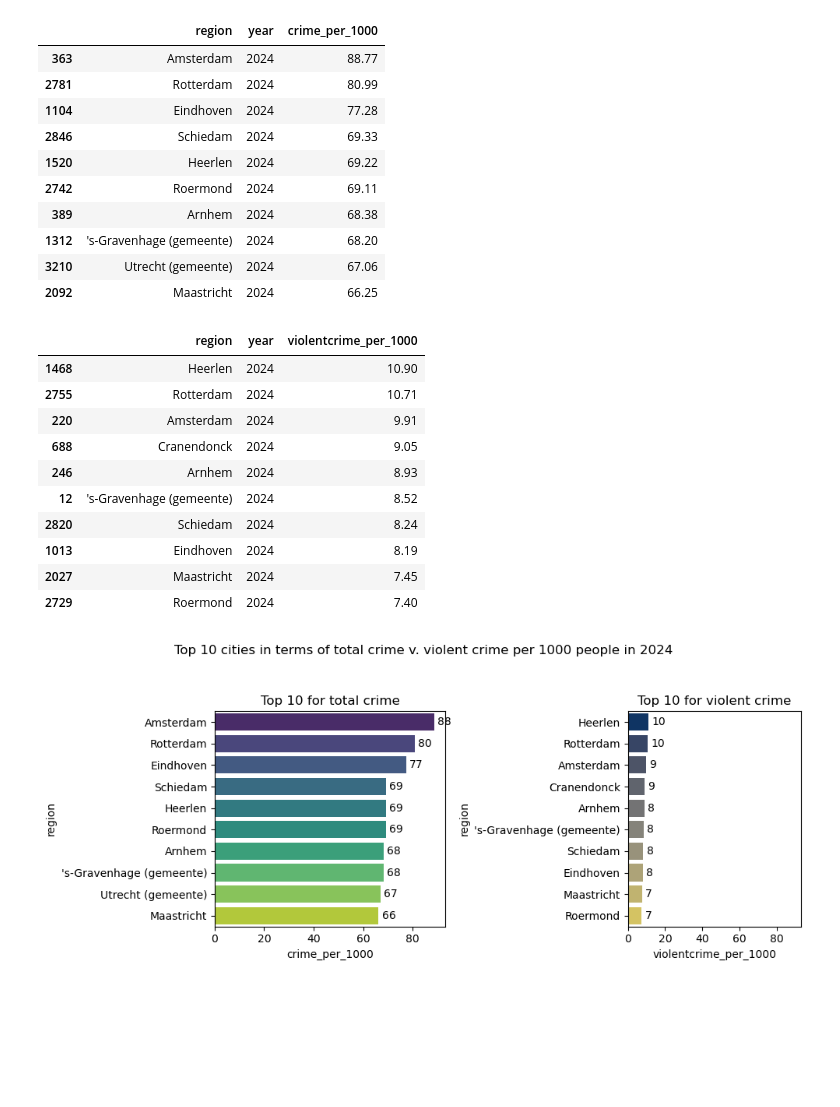
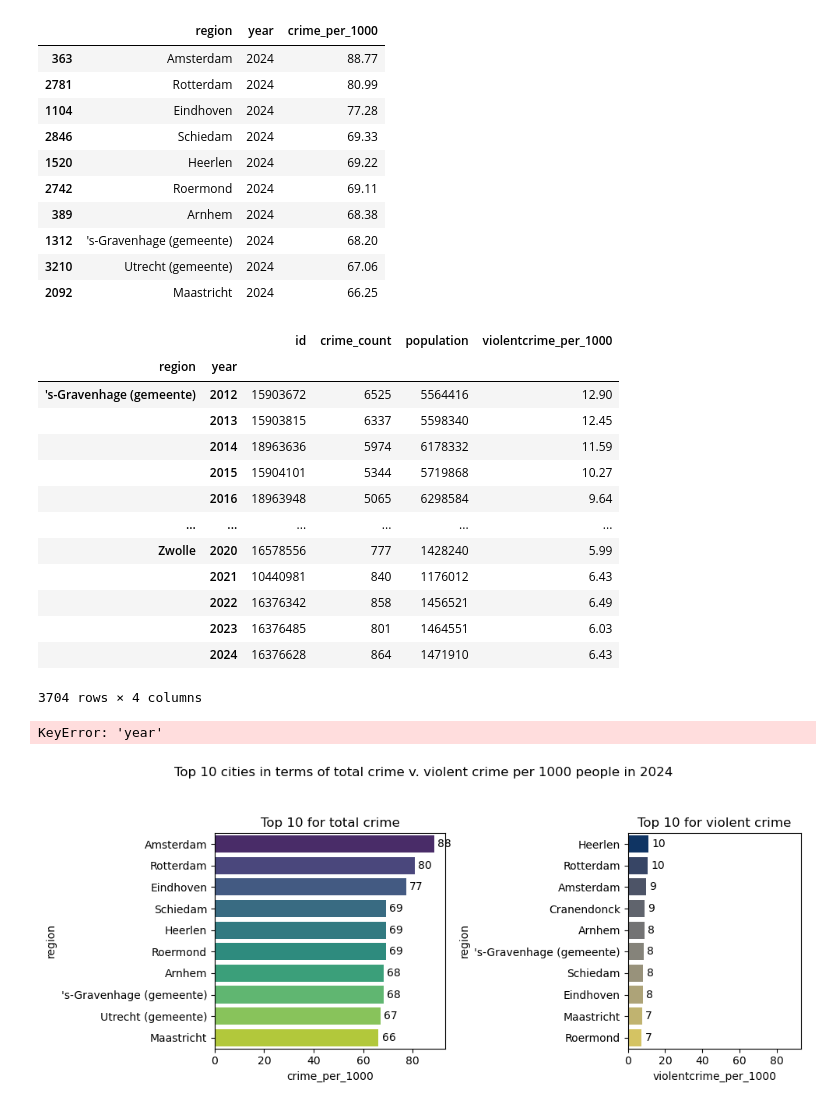
Before and after one commit to chels-j/NLViolentCrime, a Jupyter notebook: NLCrimeAnalysis.ipynb, the cells around one changed output. Drawn from its saved outputs; the diff is of its cells as text; code cells hidden in the pictures; blank space fills up the shorter version.

```diff
--- a/NLCrimeAnalysis.ipynb
+++ b/NLCrimeAnalysis.ipynb
@@ -1182,22 +1179,29 @@ top10_2024[['region','year','crime_per_1000']]
 | 1312 | 's-Gravenhage (gemeente) | 2024 | 68.20 |
 | 3210 | Utrecht (gemeente) | 2024 | 67.06 |
 | 2092 | Maastricht | 2024 | 66.25 |
+# %%
+cities_violent
+# %% [output]
+|  |  | id | crime_count | population | violentcrime_per_1000 |
+| region | year |  |  |  |  |
+| 's-Gravenhage (gemeente) | 2012 | 15903672 | 6525 | 5564416 | 12.90 |
+|  | 2013 | 15903815 | 6337 | 5598340 | 12.45 |
+|  | 2014 | 18963636 | 5974 | 6178332 | 11.59 |
+|  | 2015 | 15904101 | 5344 | 5719868 | 10.27 |
+|  | 2016 | 18963948 | 5065 | 6298584 | 9.64 |
+| ... | ... | ... | ... | ... | ... |
+| Zwolle | 2020 | 16578556 | 777 | 1428240 | 5.99 |
+|  | 2021 | 10440981 | 840 | 1176012 | 6.43 |
+|  | 2022 | 16376342 | 858 | 1456521 | 6.49 |
+|  | 2023 | 16376485 | 801 | 1464551 | 6.03 |
+|  | 2024 | 16376628 | 864 | 1471910 | 6.43 |
+3704 rows × 4 columns
 # %%
 ## Find top 10 cities in terms of violent crime rates for 2024
-violent10_2024 = violent_gemeenten[violent_gemeenten['year'] == 2024].sort_values(by='violentcrime_per_1000', ascending=False).head(10)
-violent10_2024[['region','year','violentcrime_per_1000']]
+violent10_2024 = cities_violent[cities_violent.loc['year'] == 2024].sort_values(by='violentcrime_per_1000', ascending=False).head(10)
+violent10_2024['violentcrime_per_1000']
 # %% [output]
-|  | region | year | violentcrime_per_1000 |
-| 1468 | Heerlen | 2024 | 10.90 |
-| 2755 | Rotterdam | 2024 | 10.71 |
-| 220 | Amsterdam | 2024 | 9.91 |
-| 688 | Cranendonck | 2024 | 9.05 |
-| 246 | Arnhem | 2024 | 8.93 |
-| 12 | 's-Gravenhage (gemeente) | 2024 | 8.52 |
-| 2820 | Schiedam | 2024 | 8.24 |
-| 1013 | Eindhoven | 2024 | 8.19 |
-| 2027 | Maastricht | 2024 | 7.45 |
-| 2729 | Roermond | 2024 | 7.40 |
+KeyError: 'year'
 # %%
 ## Compare bar charts of top 10 cities in 2024 for total crime vs. violent crime
 
```
Also changed, not shown: parts of 10 cells of this notebook.
